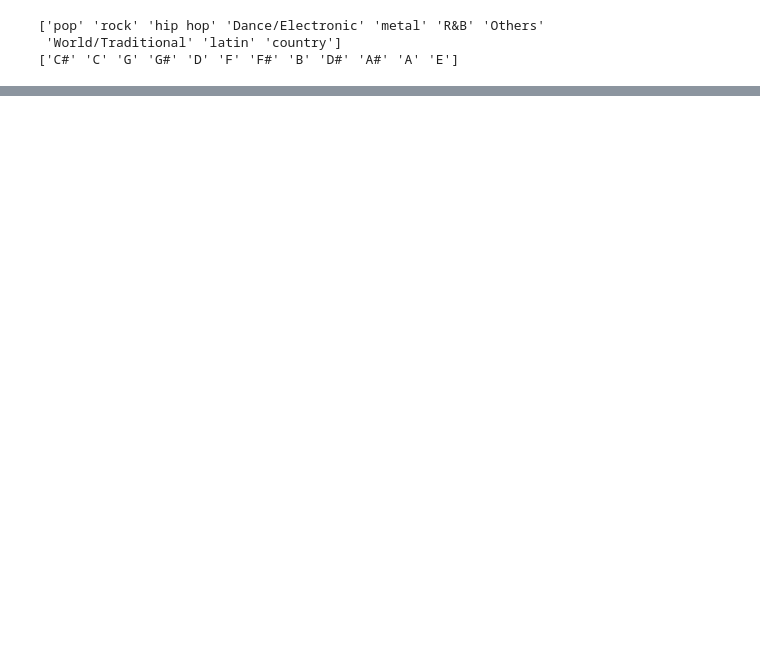
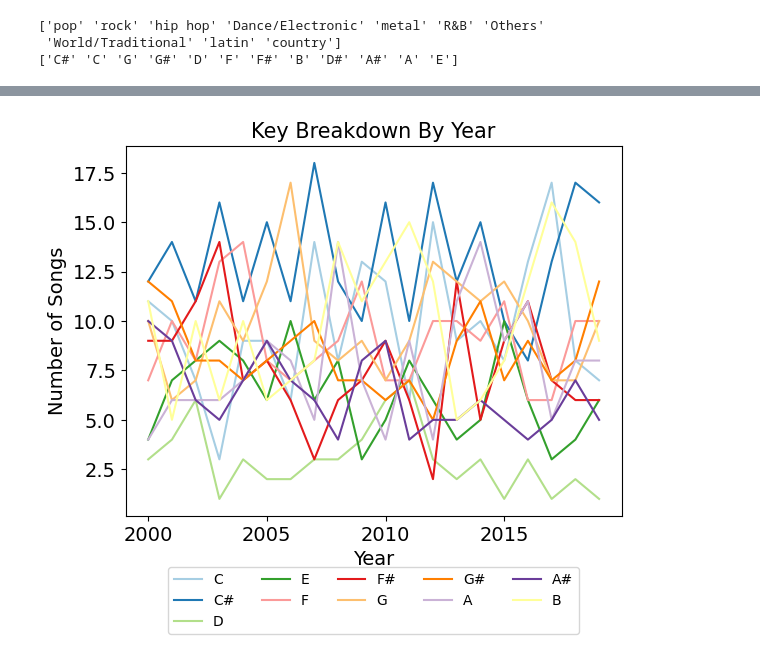
Before and after one commit to Richiesss/Spotify-Top-Charts-Analysis, a Jupyter notebook: Time_Series_Analysis.ipynb, the cells around one changed output, grey strips where cells are left out. Saved outputs shown, nothing was run; the diff lists cells and outputs as text; code cells hidden in the pictures; blank space fills up the shorter version.

```diff
--- a/Time_Series_Analysis.ipynb
+++ b/Time_Series_Analysis.ipynb
@@ -127,0 +130,6 @@ df.to_csv("Top_Hits_Yearly.csv", index=False)
+# %%
+# Read an audio stats data set from Kaggle
+result_new = pd.read_csv("Top_Hits_Yearly.csv")
+
+genre_lis = result_new.columns[3:12]
+key_lis = result_new.columns[12:25]
@@ -127,0 +183,23 @@ df.to_csv("Top_Hits_Yearly.csv", index=False)
+# %%
+fig, ax = plt.subplots()
+# define a color palette
+colors = sns.color_palette("Paired", len(key_lis))
+
+for i in range(0, 11):  # len(genre_lis)):
+    plt.plot(
+        result_new["year"],
+        result_new[key_lis[i]],
+        color=colors[i],
+        label=(key_lis[i]).split("_")[0],
+    )
+
+plt.title("Key Breakdown By Year", fontsize=15)
+ax.tick_params(axis="x", labelsize=14)
+ax.tick_params(axis="y", labelsize=14)
+plt.xlabel("Year", fontsize=14)
+plt.ylabel("Number of Songs", fontsize=14)
+
+plt.legend(loc="upper center", bbox_to_anchor=(0.5, -0.12), ncol=5)
+plt.show()
+# %% [output]
+[figure, added]
```
Also changed, not shown: parts of 4 cells of this notebook.
